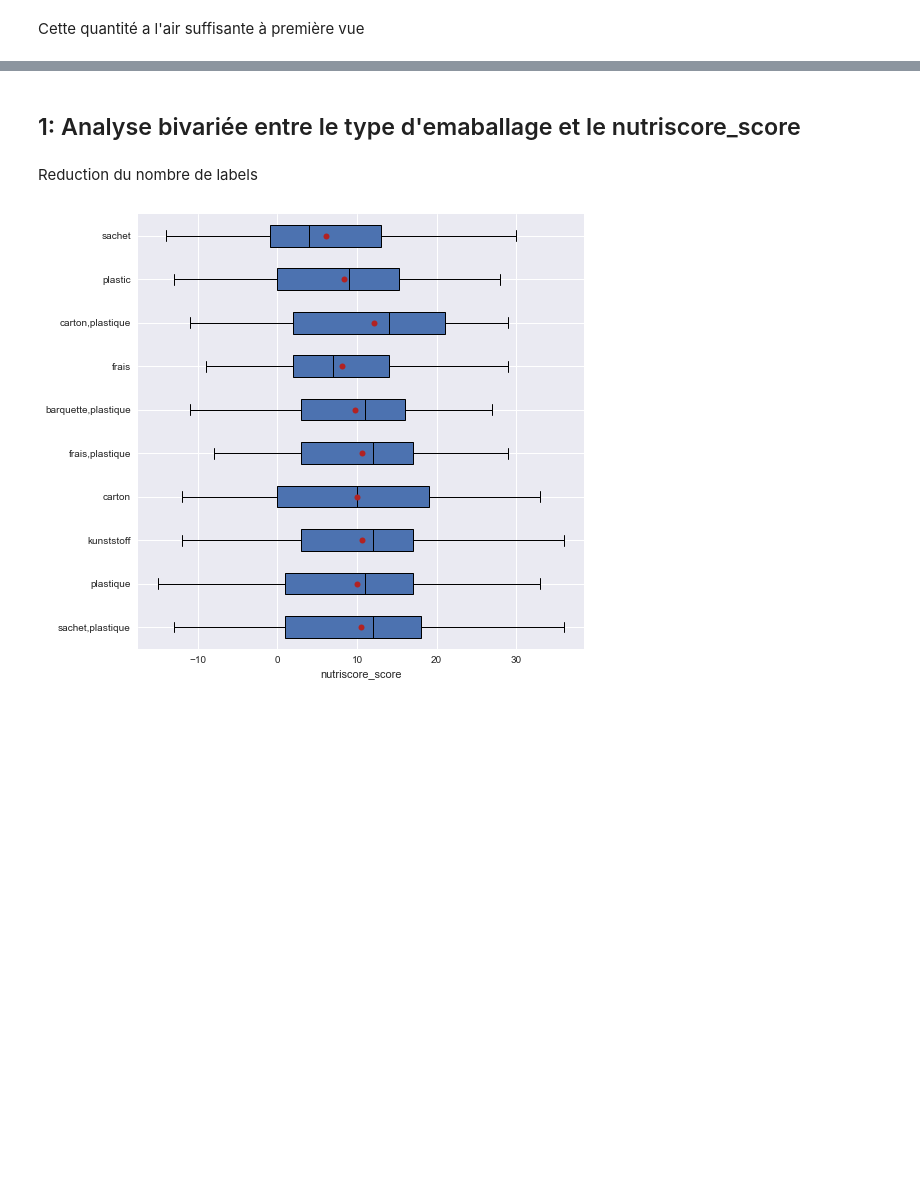
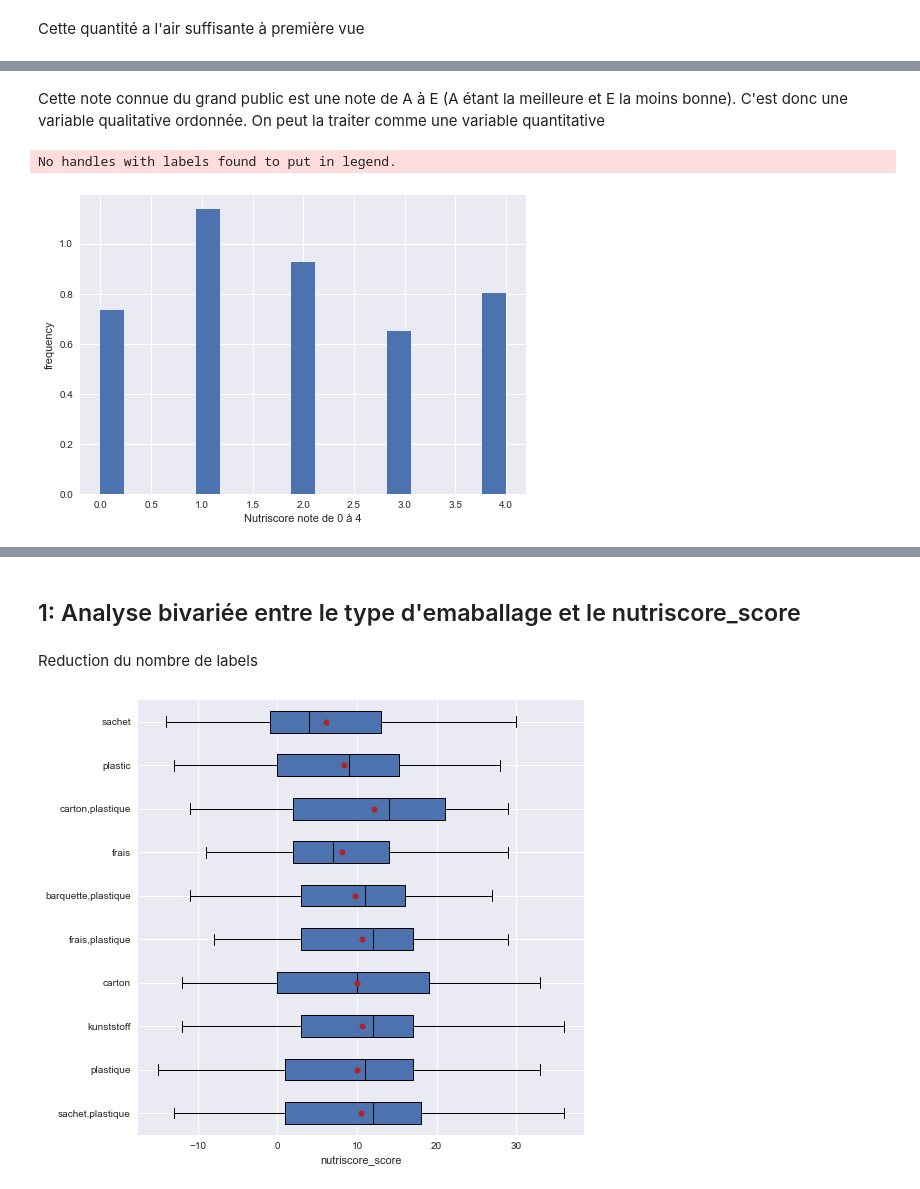
Before and after one commit to khub41/OC_P03, a Jupyter notebook: data_analysis.ipynb, the cells around one changed output, grey strips where cells are left out. Drawn from its saved outputs; the diff is of its cells as text; code cells hidden in the pictures; blank space fills up the shorter version.

```diff
--- a/data_analysis.ipynb
+++ b/data_analysis.ipynb
@@ -48,0 +487,7 @@ Cette quantité a l'air suffisante à première vue
+# %% [markdown]
+Cette note connue du grand public est une note de A à E (A étant la meilleure et E la moins bonne). C'est donc une variable qualitative ordonnée. On peut la traiter comme une variable quantitative
+# %%
+plot_histo(data_filtre.nutriscore_grade.replace({'a':4, 'b':3, 'c':2, 'd':1, 'e':0}), plot_density=False, xlabel='Nutriscore note de 0 à 4')
+# %% [output]
+No handles with labels found to put in legend.
+[figure, added]
```
Also changed, not shown: parts of 90 cells of this notebook, 1 other file.
